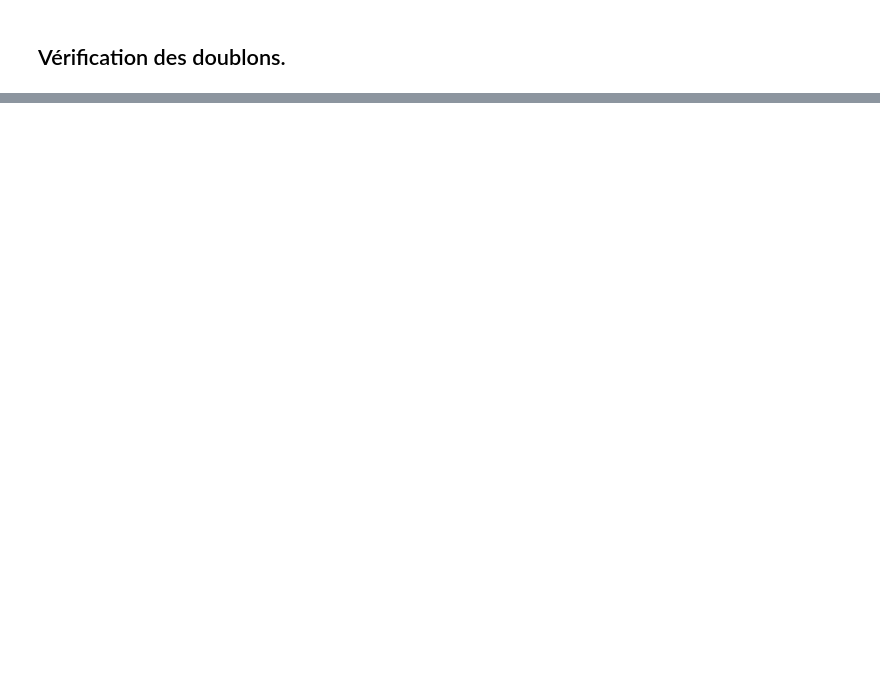
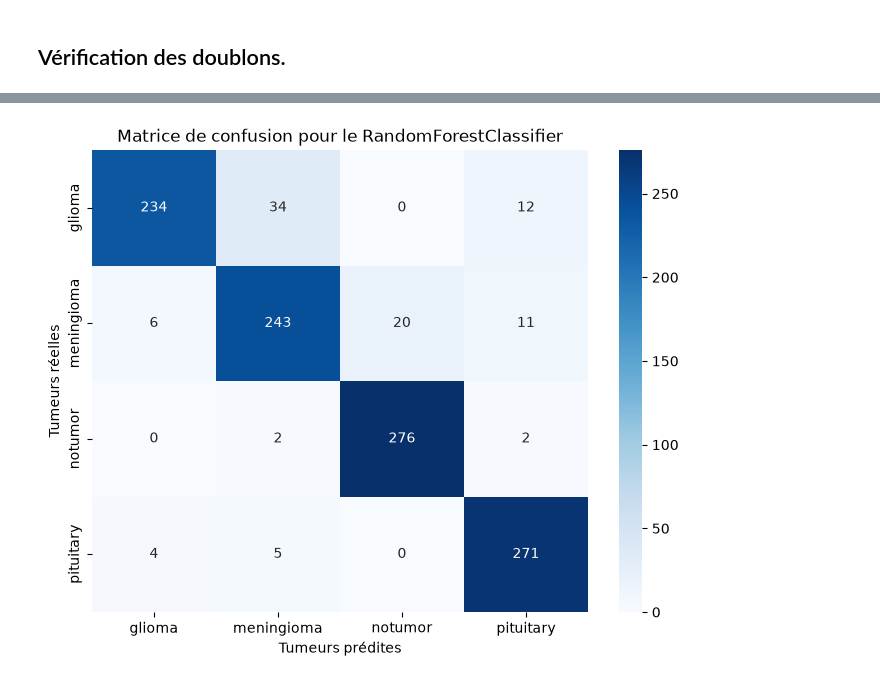
Before and after one commit to BastianHanart/CVRIE, a Jupyter notebook: Supervised/notebook.ipynb, the cells around one changed output, grey strips where cells are left out. Drawn from its saved outputs; the diff is of its cells as text; code cells hidden in the pictures; blank space fills up the shorter version.

```diff
--- a/Supervised/notebook.ipynb
+++ b/Supervised/notebook.ipynb
@@ -353,0 +259,14 @@ image 1 = <PIL.JpegImagePlugin.JpegImageFile image mode=L size=512x512 at 0x...>
+# %%
+cm = confusion_matrix(y_test_knn, y_pred)
+
+plt.figure(figsize=(8, 6))
+
+seaborn.heatmap(cm, annot=True, fmt="d", cmap="Blues", xticklabels=randomforest.classes_, yticklabels=randomforest.classes_)
+
+plt.xlabel("Tumeurs prédites")
+plt.ylabel("Tumeurs réelles")
+plt.title("Matrice de confusion pour le RandomForestClassifier")
+
+plt.show()
+# %% [output]
+[figure, added]
```
Also changed, not shown: parts of 14 cells of this notebook.
